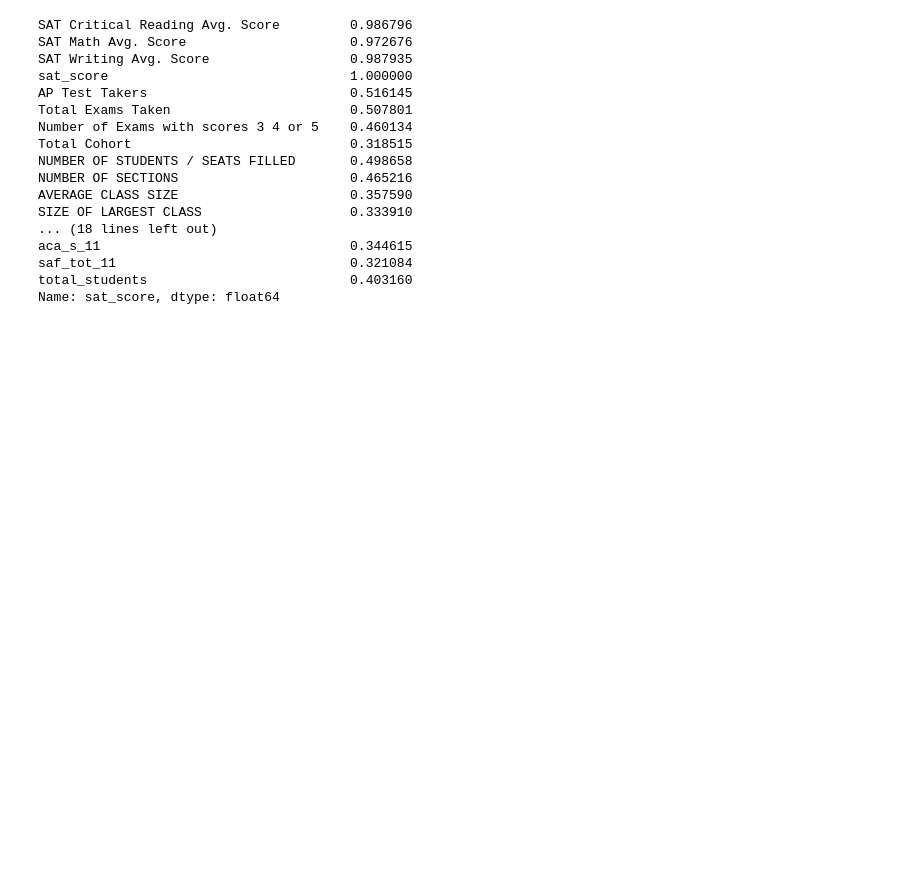
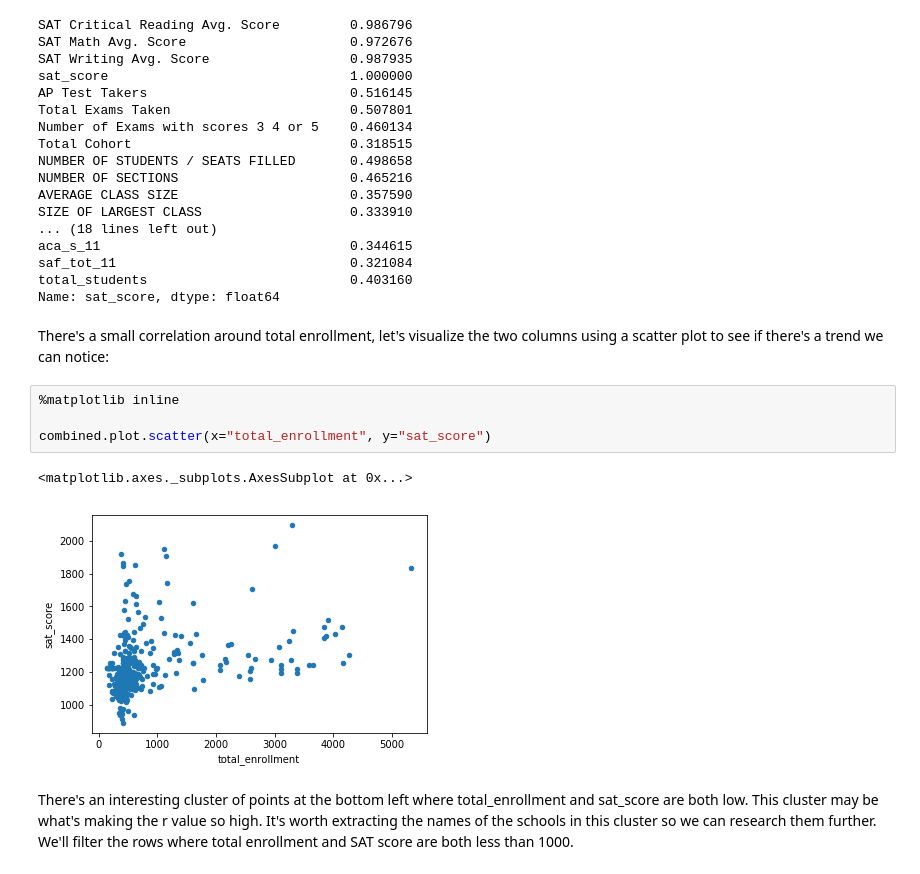
Before and after one commit to monocongo/datascience_portfolio, a Jupyter notebook: dataquest/notebooks/lesson_data_cleaning/Data Cleaning.ipynb, the cells around one changed output. Drawn from its saved outputs; the diff is of its cells as text; blank space fills up the shorter version.

Commit message:
added some further filtering as well as geovisualizations

```diff
--- a/dataquest/notebooks/lesson_data_cleaning/Data Cleaning.ipynb
+++ b/dataquest/notebooks/lesson_data_cleaning/Data Cleaning.ipynb
@@ -263,3 +263,14 @@ aca_s_11                                0.344615
 saf_tot_11                              0.321084
 total_students                          0.403160
 Name: sat_score, dtype: float64
+# %% [markdown]
+There's a small correlation around total enrollment, let's visualize the two columns using a scatter plot to see if there's a trend we can notice:
+# %%
+%matplotlib inline
+
+combined.plot.scatter(x="total_enrollment", y="sat_score")
+# %% [output]
+<matplotlib.axes._subplots.AxesSubplot at 0x...>
+[figure, added]
+# %% [markdown]
+There's an interesting cluster of points at the bottom left where total_enrollment and sat_score are both low. This cluster may be what's making the r value so high. It's worth extracting the names of the schools in this cluster so we can research them further. We'll filter the rows where total enrollment and SAT score are both less than 1000.
```
Also changed, not shown: parts of 9 cells of this notebook.
